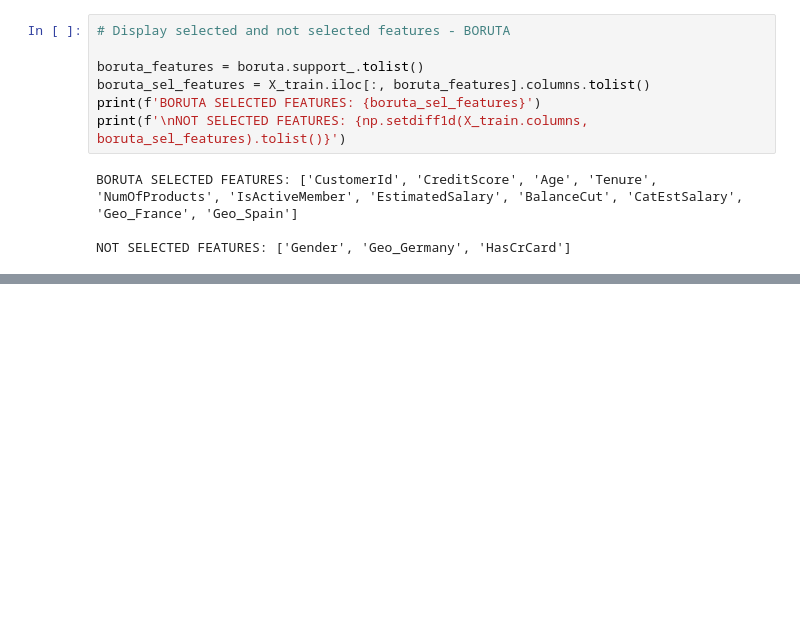
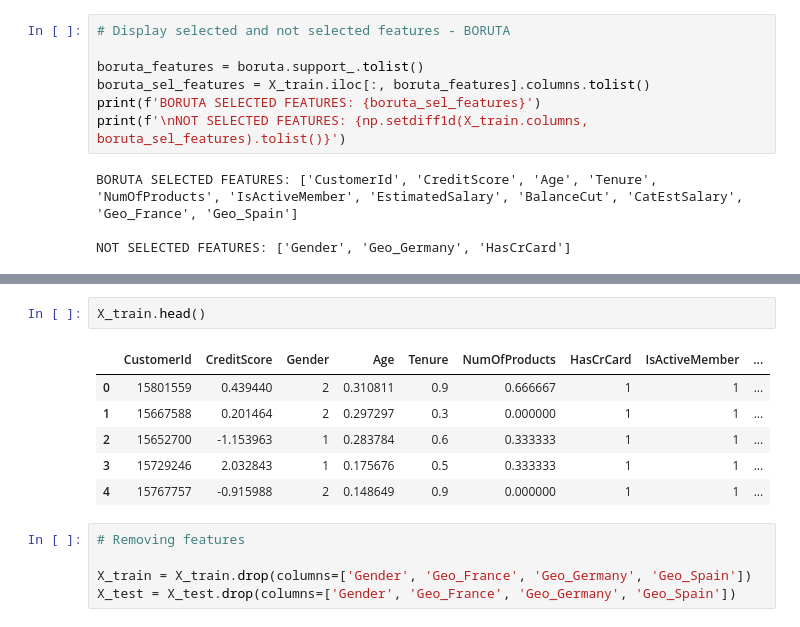
Before and after one commit to felipedmnq/churn-prediction, a Jupyter notebook: notebooks/C1_churn.ipynb, the cells around one changed output, grey strips where cells are left out. Drawn from its saved outputs; the diff is of its cells as text; blank space fills up the shorter version.

```diff
--- a/notebooks/C1_churn.ipynb
+++ b/notebooks/C1_churn.ipynb
@@ -735,0 +777,14 @@ boruta_shap.fit(X=X_train, y=y_train, n_trials=10, random_state=14)
+# %%
+X_train.head()
+# %% [output]
+|  | CustomerId | CreditScore | Gender | Age | Tenure | NumOfProducts | HasCrCard | IsActiveMember | ... |
+| 0 | 15801559 | 0.439440 | 2 | 0.310811 | 0.9 | 0.666667 | 1 | 1 | ... |
+| 1 | 15667588 | 0.201464 | 2 | 0.297297 | 0.3 | 0.000000 | 1 | 1 | ... |
+| 2 | 15652700 | -1.153963 | 1 | 0.283784 | 0.6 | 0.333333 | 1 | 1 | ... |
+| 3 | 15729246 | 2.032843 | 1 | 0.175676 | 0.5 | 0.333333 | 1 | 1 | ... |
+| 4 | 15767757 | -0.915988 | 2 | 0.148649 | 0.9 | 0.000000 | 1 | 1 | ... |
+# %%
+# Removing features
+
+X_train = X_train.drop(columns=['Gender', 'Geo_France', 'Geo_Germany', 'Geo_Spain'])
+X_test = X_test.drop(columns=['Gender', 'Geo_France', 'Geo_Germany', 'Geo_Spain'])
```
Also changed, not shown: parts of 18 cells of this notebook.
